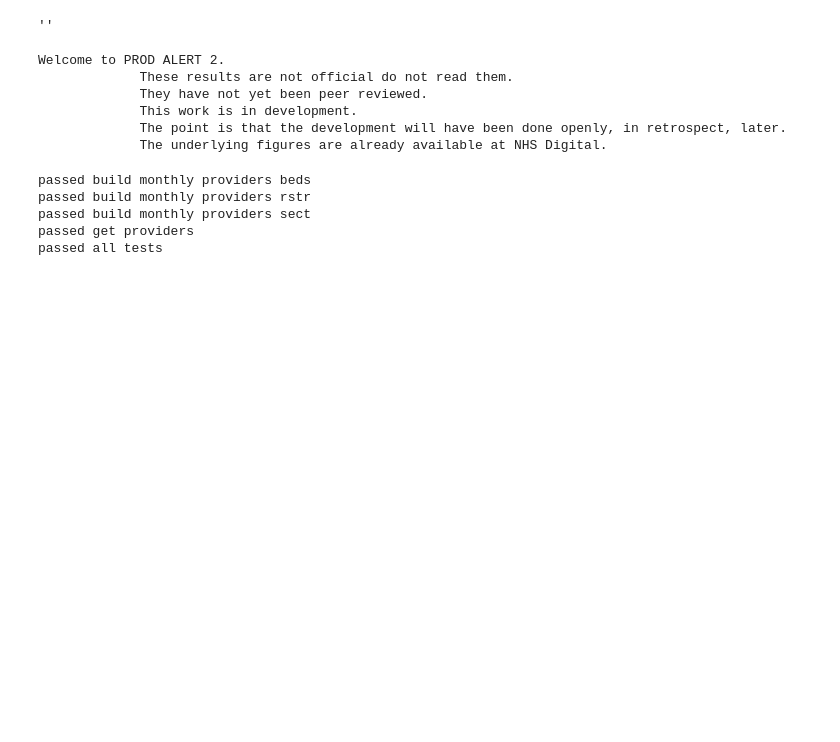
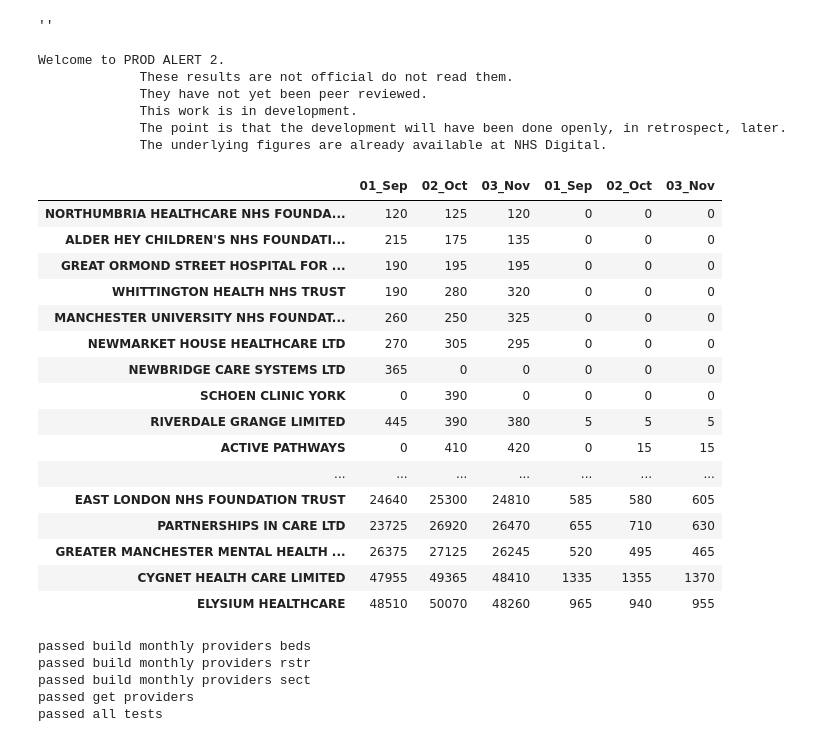
Before and after one commit to keithreid-sfw/PROD-ALERT-2, a Jupyter notebook: PROD_ALERT_2.ipynb, the cells around one changed output. Drawn from its saved outputs; the diff is of its cells as text; code cells hidden in the pictures; blank space fills up the shorter version.

```diff
--- a/PROD_ALERT_2.ipynb
+++ b/PROD_ALERT_2.ipynb
@@ -49,7 +49,8 @@ import pandas as pd
 # %%
 # config
 
-pd.options.display.max_rows = None
+pd.options.display.max_rows     = None
+pd.options.display.max_columns  = None
 
 def get_beds_files():
     beds_files = ["beds01_Sep_2021.csv", "beds02_Oct_2021.csv", "beds03_Nov_2021.csv"]
@@ -139,8 +140,8 @@ def order_providers_by_size(monthly_providers_beds):
         providers_by_size["ProperMean"] = providers_by_size.mask(providers_by_size==0).mean(axis=1)
         providers_by_size               = providers_by_size.sort_values(by="ProperMean")
         providers_by_size               = providers_by_size.sort_values(by="ProperMean")
-        ordered_providers               = providers_by_size.index
-        return ordered_providers
+        providers_by_size.drop(["01_Sep","02_Oct","03_Nov","ProperMean"], axis=1, inplace=True)
+        return providers_by_size
 # %%
 # view
 
@@ -152,28 +153,27 @@ def greet():
              The point is that the development will have been done openly, in retrospect, later.
              The underlying figures are already available at NHS Digital.""")
 
-def maybe_tell_providers(providers):
+def maybe_tell_providers(providers_by_size):
     verbose = get_verbose()
     if verbose == "Yes":
         print("\nThese providers had some beds here they are in size of reported beds:\n")
-        for this_provider in providers:
-            print("\t",this_provider)
+        display(providers_by_size)
 
-def maybe_tell_monthly_providers_beds(monthy_providers_beds):
+def maybe_tell_monthly_providers_beds(monthly_providers_beds):
     verbose = get_verbose()
     if verbose == "Yes":
         print("""\nHere is a table of monthly providers and beds
                    * and empty are replaced with 0:\n""")
         display(monthly_providers_beds)
 
-def maybe_tell_monthly_providers_rstr(monthy_providers_rstr):
+def maybe_tell_monthly_providers_rstr(monthly_providers_rstr):
     verbose = get_verbose()
     if verbose == "Yes":
         print("""\nHere is a table of monthly providers and reported people restrained per month
                    * and empty are replaced with 0:\n""")
         display(monthly_providers_rstr)
 
-def maybe_tell_monthly_providers_sect(monthy_providers_sect):
+def maybe_tell_monthly_providers_sect(monthly_providers_sect):
     verbose = get_verbose()
     if verbose == "Yes":
         print("""\nHere is a table of monthly providers and reported people detained per month
@@ -182,29 +182,52 @@ def maybe_tell_monthly_providers_sect(monthy_providers_sect):
 # %%
 # control
 
 if __name__=="__main__":
 
     greet()
 
     providers               = get_providers()
     # exclude childrens hospitals with no detentions
 
     monthly_providers_beds  = build_monthly_providers_beds(providers)
     monthly_providers_rstr  = build_monthly_providers_rstr(providers)
     monthly_providers_sect  = build_monthly_providers_sect(providers)
     ordered_providers       = order_providers_by_size(monthly_providers_beds)
 
     maybe_tell_providers(ordered_providers)
     maybe_tell_monthly_providers_beds(monthly_providers_beds)
     maybe_tell_monthly_providers_rstr(monthly_providers_rstr)
     maybe_tell_monthly_providers_sect(monthly_providers_sect)
+
+    beds = pd.concat([ordered_providers,monthly_providers_beds], axis=1).reindex(ordered_providers.index)
+    sect = pd.concat([beds,monthly_providers_sect], axis=1).reindex(beds.index)
+    rstr = pd.concat([sect,monthly_providers_rstr], axis=1).reindex(sect.index)
+
+    display(sect)
 # %% [output]
 Welcome to PROD ALERT 2.
              These results are not official do not read them.
              They have not yet been peer reviewed.
              This work is in development.
              The point is that the development will have been done openly, in retrospect, later.
              The underlying figures are already available at NHS Digital.
+|  | 01_Sep | 02_Oct | 03_Nov | 01_Sep | 02_Oct | 03_Nov |
+| NORTHUMBRIA HEALTHCARE NHS FOUNDA... | 120 | 125 | 120 | 0 | 0 | 0 |
+| ALDER HEY CHILDREN'S NHS FOUNDATI... | 215 | 175 | 135 | 0 | 0 | 0 |
+| GREAT ORMOND STREET HOSPITAL FOR ... | 190 | 195 | 195 | 0 | 0 | 0 |
+| WHITTINGTON HEALTH NHS TRUST | 190 | 280 | 320 | 0 | 0 | 0 |
+| MANCHESTER UNIVERSITY NHS FOUNDAT... | 260 | 250 | 325 | 0 | 0 | 0 |
+| NEWMARKET HOUSE HEALTHCARE LTD | 270 | 305 | 295 | 0 | 0 | 0 |
+| NEWBRIDGE CARE SYSTEMS LTD | 365 | 0 | 0 | 0 | 0 | 0 |
+| SCHOEN CLINIC YORK | 0 | 390 | 0 | 0 | 0 | 0 |
+| RIVERDALE GRANGE LIMITED | 445 | 390 | 380 | 5 | 5 | 5 |
+| ACTIVE PATHWAYS | 0 | 410 | 420 | 0 | 15 | 15 |
+| ... | ... | ... | ... | ... | ... | ... |
+| EAST LONDON NHS FOUNDATION TRUST | 24640 | 25300 | 24810 | 585 | 580 | 605 |
+| PARTNERSHIPS IN CARE LTD | 23725 | 26920 | 26470 | 655 | 710 | 630 |
+| GREATER MANCHESTER MENTAL HEALTH ... | 26375 | 27125 | 26245 | 520 | 495 | 465 |
+| CYGNET HEALTH CARE LIMITED | 47955 | 49365 | 48410 | 1335 | 1355 | 1370 |
+| ELYSIUM HEALTHCARE | 48510 | 50070 | 48260 | 965 | 940 | 955 |
 # %%
 # tests
 
```
